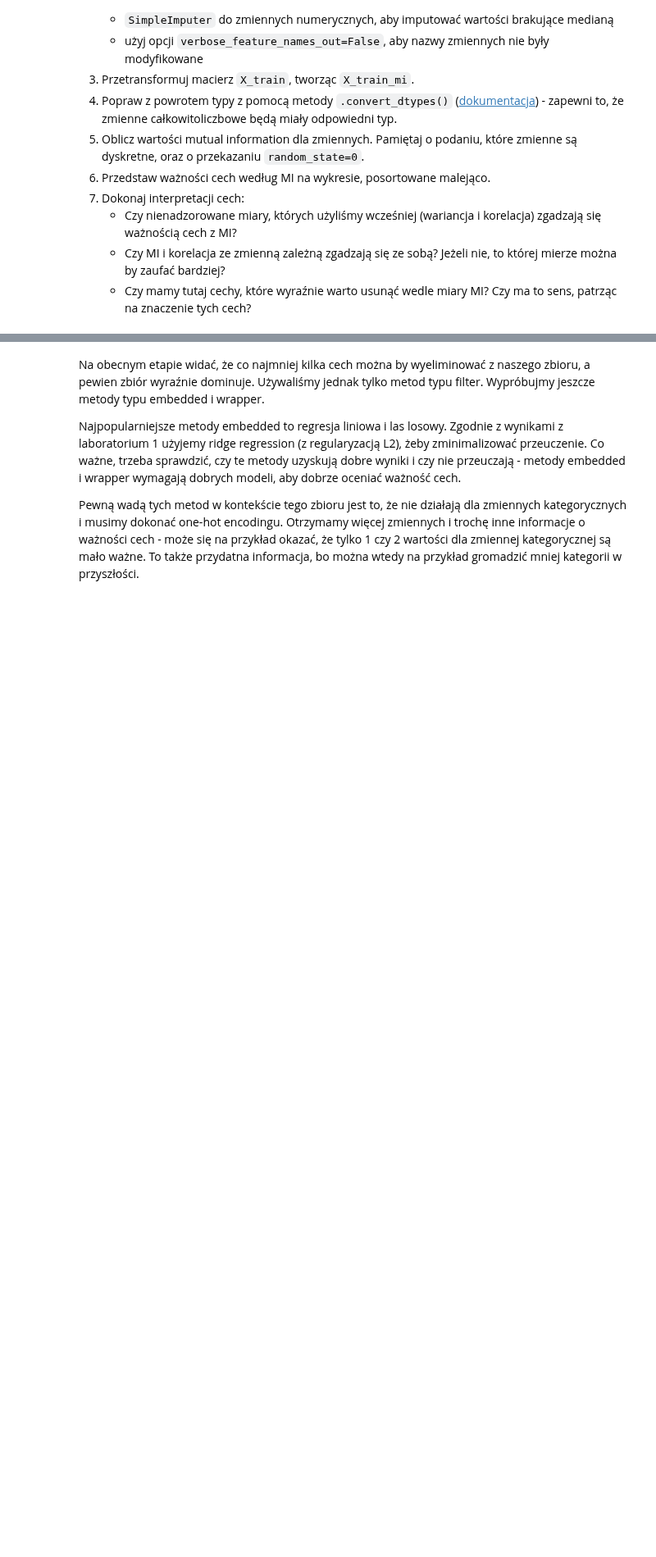
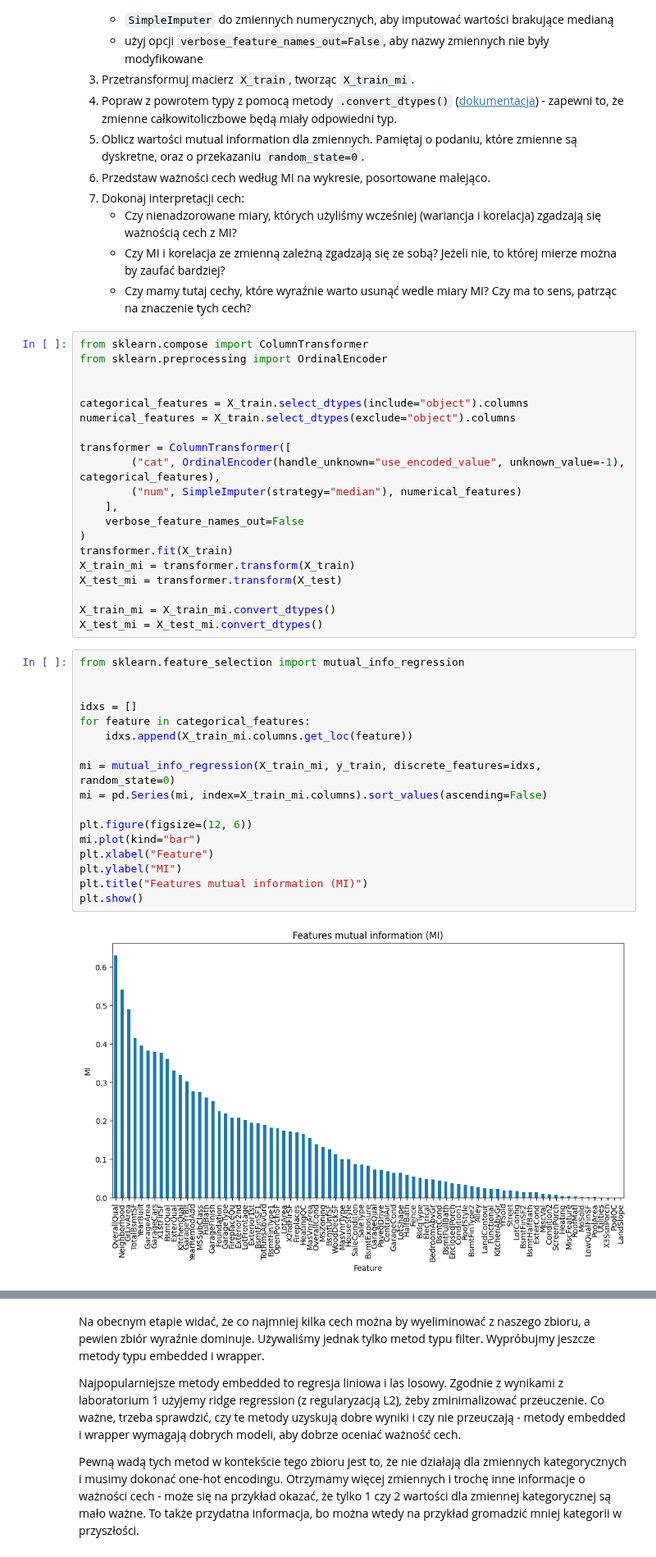
Before and after one commit to mpodmokly/podstawy-uczenia-maszynowego-24-25, a Jupyter notebook: lab6/notebook.ipynb, the cells around one changed output, grey strips where cells are left out. Shown at 82% size. Drawn from its saved outputs; the diff is of its cells as text; blank space fills up the shorter version.

Commit message:
features mutual information (MI)

```diff
--- a/lab6/notebook.ipynb
+++ b/lab6/notebook.ipynb
@@ -441,3 +441,42 @@ Mamy jednak problem - na wejściu mamy zmienne dyskretne, które zamieniliśmy n
    - Czy nienadzorowane miary, których użyliśmy wcześniej (wariancja i korelacja) zgadzają się ważnością cech z MI?
    - Czy MI i korelacja ze zmienną zależną zgadzają się ze sobą? Jeżeli nie, to której mierze można by zaufać bardziej?
    - Czy mamy tutaj cechy, które wyraźnie warto usunąć wedle miary MI? Czy ma to sens, patrząc na znaczenie tych cech?
+# %%
+from sklearn.compose import ColumnTransformer
+from sklearn.preprocessing import OrdinalEncoder
+
+
+categorical_features = X_train.select_dtypes(include="object").columns
+numerical_features = X_train.select_dtypes(exclude="object").columns
+
+transformer = ColumnTransformer([
+        ("cat", OrdinalEncoder(handle_unknown="use_encoded_value", unknown_value=-1), categorical_features),
+        ("num", SimpleImputer(strategy="median"), numerical_features)
+    ],
+    verbose_feature_names_out=False
+)
+transformer.fit(X_train)
+X_train_mi = transformer.transform(X_train)
+X_test_mi = transformer.transform(X_test)
+
+X_train_mi = X_train_mi.convert_dtypes()
+X_test_mi = X_test_mi.convert_dtypes()
+# %%
+from sklearn.feature_selection import mutual_info_regression
+
+
+idxs = []
+for feature in categorical_features:
+    idxs.append(X_train_mi.columns.get_loc(feature))
+
+mi = mutual_info_regression(X_train_mi, y_train, discrete_features=idxs, random_state=0)
+mi = pd.Series(mi, index=X_train_mi.columns).sort_values(ascending=False)
+
+plt.figure(figsize=(12, 6))
+mi.plot(kind="bar")
+plt.xlabel("Feature")
+plt.ylabel("MI")
+plt.title("Features mutual information (MI)")
+plt.show()
+# %% [output]
+[figure, added]
```
Also changed, not shown: parts of 4 cells of this notebook.
